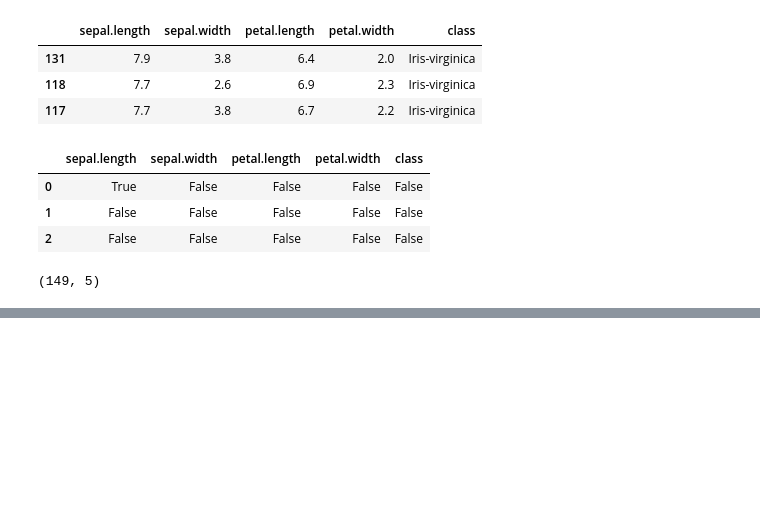
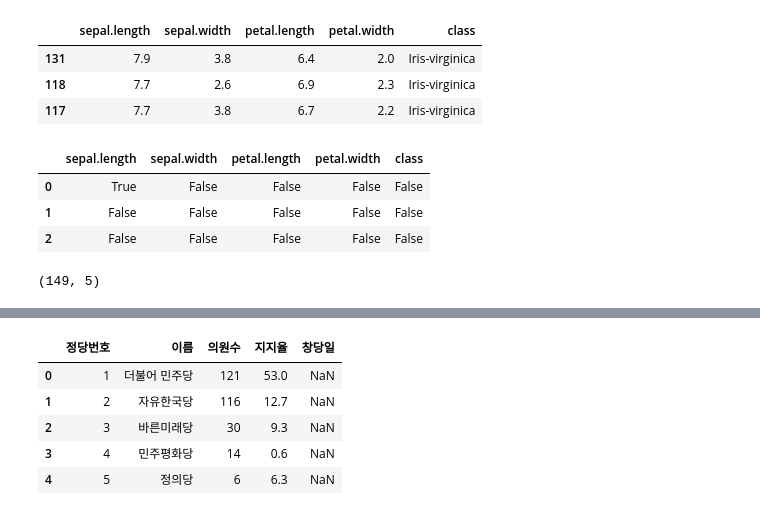
Before and after one commit to Hyunfor/2023_HNU_PythonClass, a Jupyter notebook: 23_05_02_~_데이터사이언스_파이썬_수업_9(8장)_~_10_(_9장_완,_10장_진행,_11장_진행).ipynb, the cells around one changed output, grey strips where cells are left out. Cells and saved outputs as stored; diff of their text form; code cells hidden in the pictures; blank space fills up the shorter version.

```diff
--- a/23_05_02_~_데이터사이언스_파이썬_수업_9(8장)_~_10_(_9장_완,_10장_진행,_11장_진행).ipynb
+++ b/23_05_02_~_데이터사이언스_파이썬_수업_9(8장)_~_10_(_9장_완,_10장_진행,_11장_진행).ipynb
@@ -708,0 +756,9 @@ m_dfi
+# %%
+pd.merge(m_df1, m_df2, on='정당번호')
+# %% [output]
+|  | 정당번호 | 이름 | 의원수 | 지지율 | 창당일 |
+| 0 | 1 | 더불어 민주당 | 121 | 53.0 | NaN |
+| 1 | 2 | 자유한국당 | 116 | 12.7 | NaN |
+| 2 | 3 | 바른미래당 | 30 | 9.3 | NaN |
+| 3 | 4 | 민주평화당 | 14 | 0.6 | NaN |
+| 4 | 5 | 정의당 | 6 | 6.3 | NaN |
```
Also changed, not shown: parts of 9 cells of this notebook.
